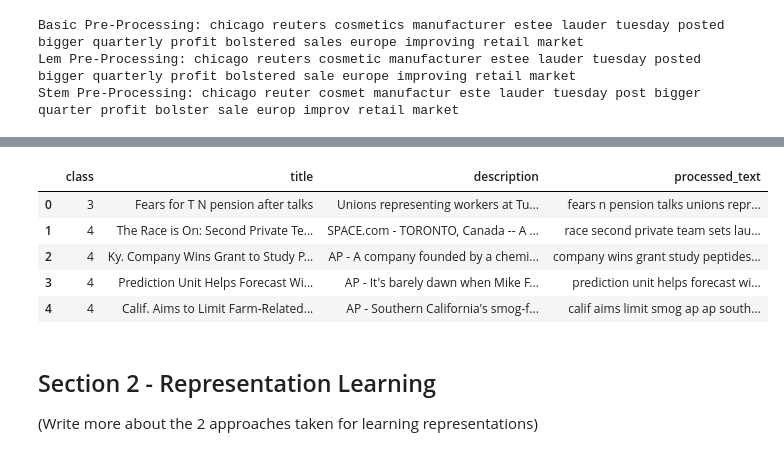
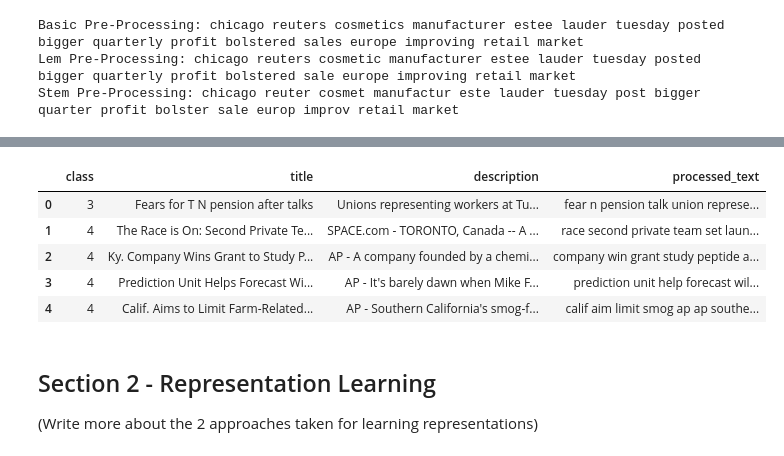
Before and after one commit to valkiss024/cmm307_advanced_artificial_intelligence, a Jupyter notebook: CMM307 Coursework.ipynb, the cells around one changed output, grey strips where cells are left out. Drawn from its saved outputs; the diff is of its cells as text; code cells hidden in the pictures.

```diff
--- a/CMM307 Coursework.ipynb
+++ b/CMM307 Coursework.ipynb
@@ -173,7 +173,7 @@ Lem Pre-Processing: chicago reuters cosmetic manufacturer estee lauder tuesday p
 Stem Pre-Processing: chicago reuter cosmet manufactur este lauder tuesday post bigger quarter profit bolster sale europ improv retail market
 # %%
 # Pre-process the texts (title & description) in the training data and save it in add it in a new column
-train_df['processed_text'] = basic_pre_processor.fit_transform(train_df['title'] + '. ' + train_df['description'])
+train_df['processed_text'] = lem_pre_processor.fit_transform(train_df['title'] + '. ' + train_df['description'])
 train_df.head()
 # %% [output]
 |  | class | title | description | processed_text |
@@ -196,15 +196,15 @@ max         697.000000
 Name: processed_text, dtype: float64
 # %%
 # Pre-process the texts (title & description) in the test data and save it in add it in a new column
-test_df['processed_text'] = basic_pre_processor.fit_transform(test_df['title'] + '. ' + test_df['description'])
+test_df['processed_text'] = lem_pre_processor.fit_transform(test_df['title'] + '. ' + test_df['description'])
 test_df.head()
 # %% [output]
 |  | class | title | description | processed_text |
-| 0 | 3 | Fears for T N pension after talks | Unions representing workers at Tu... | fears n pension talks unions repr... |
-| 1 | 4 | The Race is On: Second Private Te... | SPACE.com - TORONTO, Canada -- A ... | race second private team sets lau... |
-| 2 | 4 | Ky. Company Wins Grant to Study P... | AP - A company founded by a chemi... | company wins grant study peptides... |
-| 3 | 4 | Prediction Unit Helps Forecast Wi... | AP - It's barely dawn when Mike F... | prediction unit helps forecast wi... |
-| 4 | 4 | Calif. Aims to Limit Farm-Related... | AP - Southern California's smog-f... | calif aims limit smog ap ap south... |
+| 0 | 3 | Fears for T N pension after talks | Unions representing workers at Tu... | fear n pension talk union represe... |
+| 1 | 4 | The Race is On: Second Private Te... | SPACE.com - TORONTO, Canada -- A ... | race second private team set laun... |
+| 2 | 4 | Ky. Company Wins Grant to Study P... | AP - A company founded by a chemi... | company win grant study peptide a... |
+| 3 | 4 | Prediction Unit Helps Forecast Wi... | AP - It's barely dawn when Mike F... | prediction unit help forecast wil... |
+| 4 | 4 | Calif. Aims to Limit Farm-Related... | AP - Southern California's smog-f... | calif aim limit smog ap ap southe... |
 # %% [markdown]
 ## Section 2 - Representation Learning
 
```
Also changed, not shown: parts of 22 cells of this notebook.
